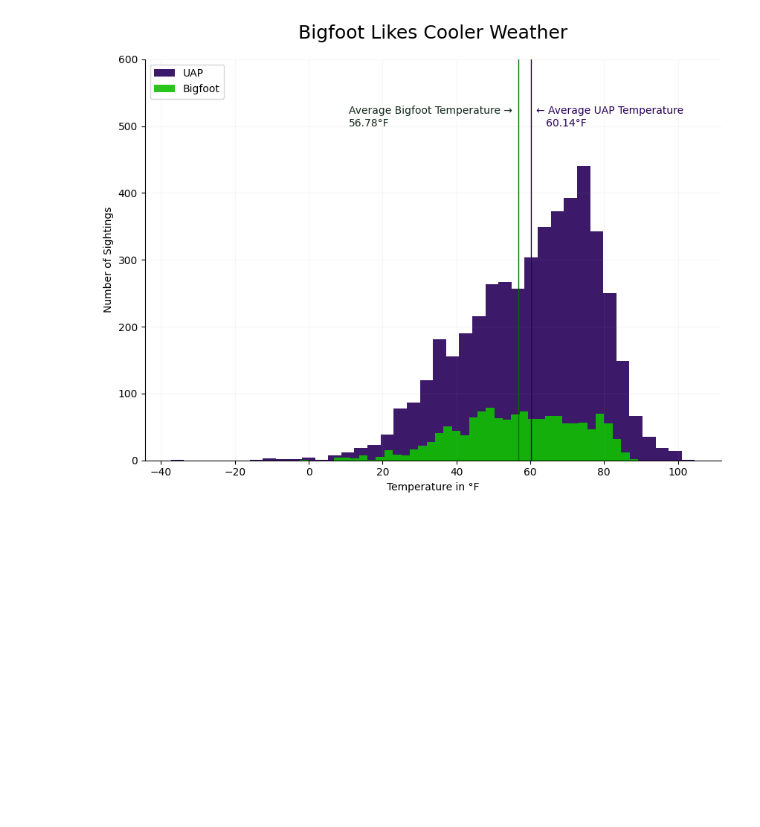
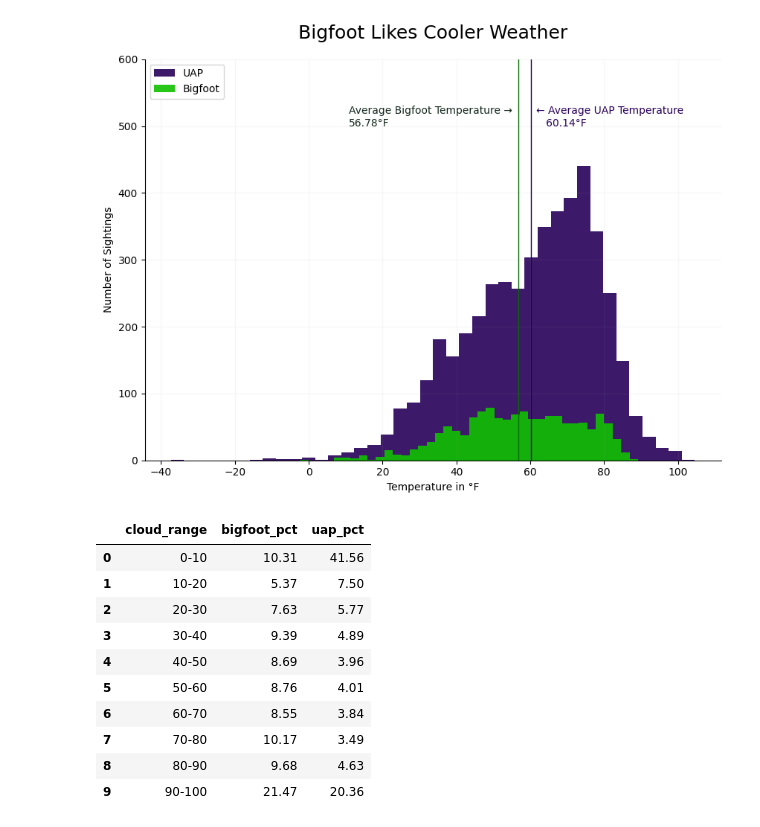
Before and after one commit to wslider/anomalous-sightings-archive, a Jupyter notebook: notebooks/anomalous_sightings_analysis.ipynb, the cells around one changed output. Saved outputs shown, nothing was run; the diff lists cells and outputs as text; code cells hidden in the pictures; blank space fills up the shorter version.

```diff
--- a/notebooks/anomalous_sightings_analysis.ipynb
+++ b/notebooks/anomalous_sightings_analysis.ipynb
@@ -2111,4 +2117,99 @@ ax.spines['right'].set_visible(False)
 # %% [output]
 [figure]
 # %%
-## cloud cover
+# Compare Cloud Cover Of UAP and Bigfoot Sightings
+# Since There Are Fewer Bigfoot Reports, We Will Use Percentages
+
+# Bigfoot percentages by 10-point cloud-cover bins
+# UAP percentages by the same bins
+# Select with both CTEs side-by-side
+
+cloud_cover_query = """
+
+WITH
+
+
+bigfoot_bins AS (
+    SELECT
+        CASE
+            WHEN cloud_cover >= 0  AND cloud_cover < 10  THEN '0-10'
+            WHEN cloud_cover >= 10 AND cloud_cover < 20  THEN '10-20'
+            WHEN cloud_cover >= 20 AND cloud_cover < 30  THEN '20-30'
+            WHEN cloud_cover >= 30 AND cloud_cover < 40  THEN '30-40'
+            WHEN cloud_cover >= 40 AND cloud_cover < 50  THEN '40-50'
+            WHEN cloud_cover >= 50 AND cloud_cover < 60  THEN '50-60'
+            WHEN cloud_cover >= 60 AND cloud_cover < 70  THEN '60-70'
+            WHEN cloud_cover >= 70 AND cloud_cover < 80  THEN '70-80'
+            WHEN cloud_cover >= 80 AND cloud_cover < 90  THEN '80-90'
+            WHEN cloud_cover >= 90 AND cloud_cover <= 100 THEN '90-100'
+            ELSE 'out-of-range'
+        END AS cloud_range,
+        ROUND(COUNT(*) * 100.0 / SUM(COUNT(*)) OVER (), 2) AS bigfoot_pct
+    FROM bigfoot_weather
+    WHERE cloud_cover BETWEEN 0 AND 100          -- safety filter
+    GROUP BY 1
+),
+
+
+uap_bins AS (
+    SELECT
+        CASE
+            WHEN w.cloud_cover >= 0  AND w.cloud_cover < 10  THEN '0-10'
+            WHEN w.cloud_cover >= 10 AND w.cloud_cover < 20  THEN '10-20'
+            WHEN w.cloud_cover >= 20 AND w.cloud_cover < 30  THEN '20-30'
+            WHEN w.cloud_cover >= 30 AND w.cloud_cover < 40  THEN '30-40'
+            WHEN w.cloud_cover >= 40 AND w.cloud_cover < 50  THEN '40-50'
+            WHEN w.cloud_cover >= 50 AND w.cloud_cover < 60  THEN '50-60'
+            WHEN w.cloud_cover >= 60 AND w.cloud_cover < 70  THEN '60-70'
+            WHEN w.cloud_cover >= 70 AND w.cloud_cover < 80  THEN '70-80'
+            WHEN w.cloud_cover >= 80 AND w.cloud_cover < 90  THEN '80-90'
+            WHEN w.cloud_cover >= 90 AND w.cloud_cover <= 100 THEN '90-100'
+            ELSE 'out-of-range'
+        END AS cloud_range,
+        ROUND(COUNT(*) * 100.0 / SUM(COUNT(*)) OVER (), 2) AS uap_pct
+    FROM us_uap_2011_weather w
+    INNER JOIN uap_reports u ON w.uap_id = u.uap_id
+    WHERE w.cloud_cover BETWEEN 0 AND 100
+    GROUP BY 1
+)
+
+
+SELECT
+    COALESCE(b.cloud_range, u.cloud_range) AS cloud_range,
+    COALESCE(b.bigfoot_pct, 0)             AS bigfoot_pct,
+    COALESCE(u.uap_pct, 0)                 AS uap_pct
+FROM bigfoot_bins b
+FULL OUTER JOIN uap_bins u
+    ON b.cloud_range = u.cloud_range
+ORDER BY
+    CASE COALESCE(b.cloud_range, u.cloud_range)
+        WHEN '0-10'   THEN 1
+        WHEN '10-20'  THEN 2
+        WHEN '20-30'  THEN 3
+        WHEN '30-40'  THEN 4
+        WHEN '40-50'  THEN 5
+        WHEN '50-60'  THEN 6
+        WHEN '60-70'  THEN 7
+        WHEN '70-80'  THEN 8
+        WHEN '80-90'  THEN 9
+        WHEN '90-100' THEN 10
+        ELSE 11
+    END;
+
+
+"""
+
+cloud_cover_result = pd.read_sql(cloud_cover_query, connection)
+cloud_cover_result
+# %% [output]
+|  | cloud_range | bigfoot_pct | uap_pct |
+| 0 | 0-10 | 10.31 | 41.56 |
+| 1 | 10-20 | 5.37 | 7.50 |
+| 2 | 20-30 | 7.63 | 5.77 |
+| 3 | 30-40 | 9.39 | 4.89 |
+| 4 | 40-50 | 8.69 | 3.96 |
+| 5 | 50-60 | 8.76 | 4.01 |
+| 6 | 60-70 | 8.55 | 3.84 |
+| 7 | 70-80 | 10.17 | 3.49 |
+| 8 | 80-90 | 9.68 | 4.63 |
+| 9 | 90-100 | 21.47 | 20.36 |
```
Also changed, not shown: parts of 4 cells of this notebook, 6 other files.
